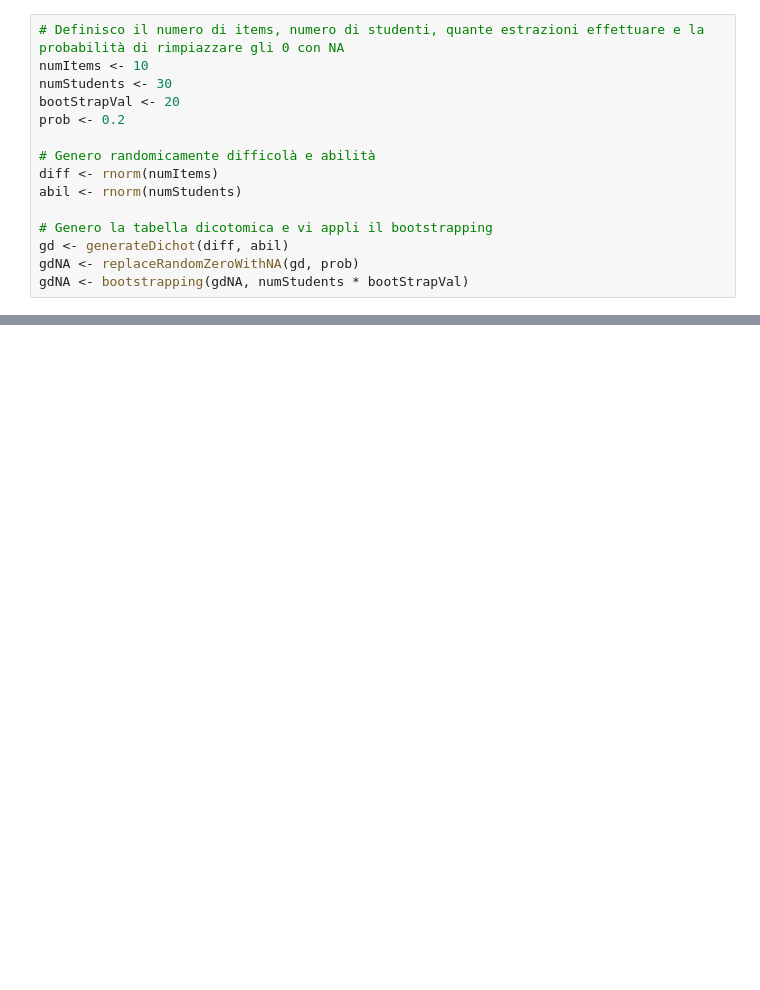
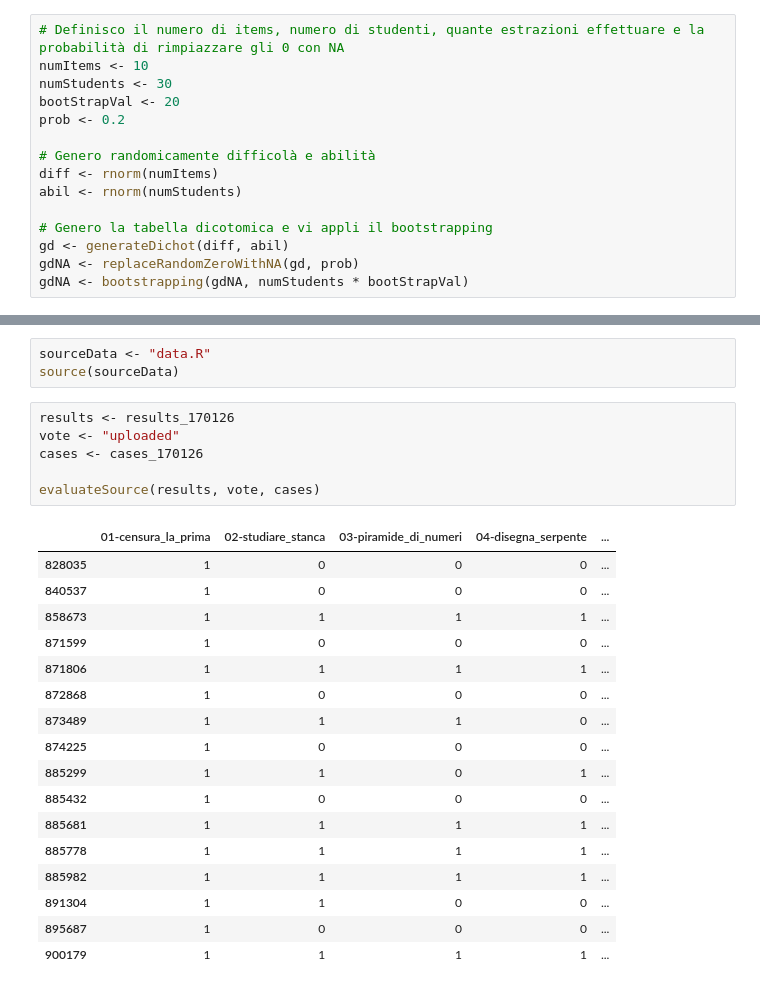
Before and after one commit to MarcoCordoni95/TesiTriennale-ItemResponseTheory, a Jupyter notebook: IRT.ipynb, the cells around one changed output, grey strips where cells are left out. Saved outputs shown, nothing was run; the diff lists cells and outputs as text; blank space fills up the shorter version.

```diff
--- a/IRT.ipynb
+++ b/IRT.ipynb
@@ -599,0 +572,27 @@ results_170126[,,"oks"]
+# %%
+sourceData <- "data.R"
+source(sourceData)
+# %%
+results <- results_170126
+vote <- "uploaded"
+cases <- cases_170126
+
+evaluateSource(results, vote, cases)
+# %% [output]
+|  | 01-censura_la_prima | 02-studiare_stanca | 03-piramide_di_numeri | 04-disegna_serpente | ... |
+| 828035 | 1 | 0 | 0 | 0 | ... |
+| 840537 | 1 | 0 | 0 | 0 | ... |
+| 858673 | 1 | 1 | 1 | 1 | ... |
+| 871599 | 1 | 0 | 0 | 0 | ... |
+| 871806 | 1 | 1 | 1 | 1 | ... |
+| 872868 | 1 | 0 | 0 | 0 | ... |
+| 873489 | 1 | 1 | 1 | 0 | ... |
+| 874225 | 1 | 0 | 0 | 0 | ... |
+| 885299 | 1 | 1 | 0 | 1 | ... |
+| 885432 | 1 | 0 | 0 | 0 | ... |
+| 885681 | 1 | 1 | 1 | 1 | ... |
+| 885778 | 1 | 1 | 1 | 1 | ... |
+| 885982 | 1 | 1 | 1 | 1 | ... |
+| 891304 | 1 | 1 | 0 | 0 | ... |
+| 895687 | 1 | 0 | 0 | 0 | ... |
+| 900179 | 1 | 1 | 1 | 1 | ... |
```
Also changed, not shown: parts of 12 cells of this notebook.
